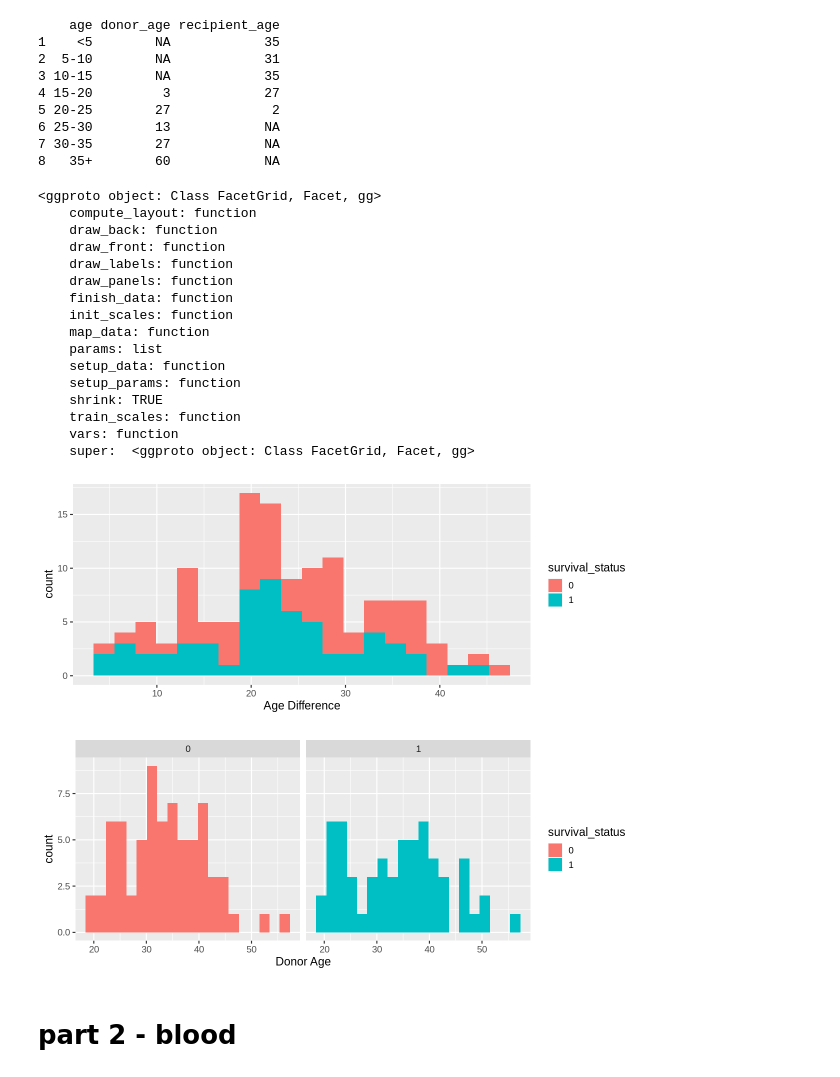
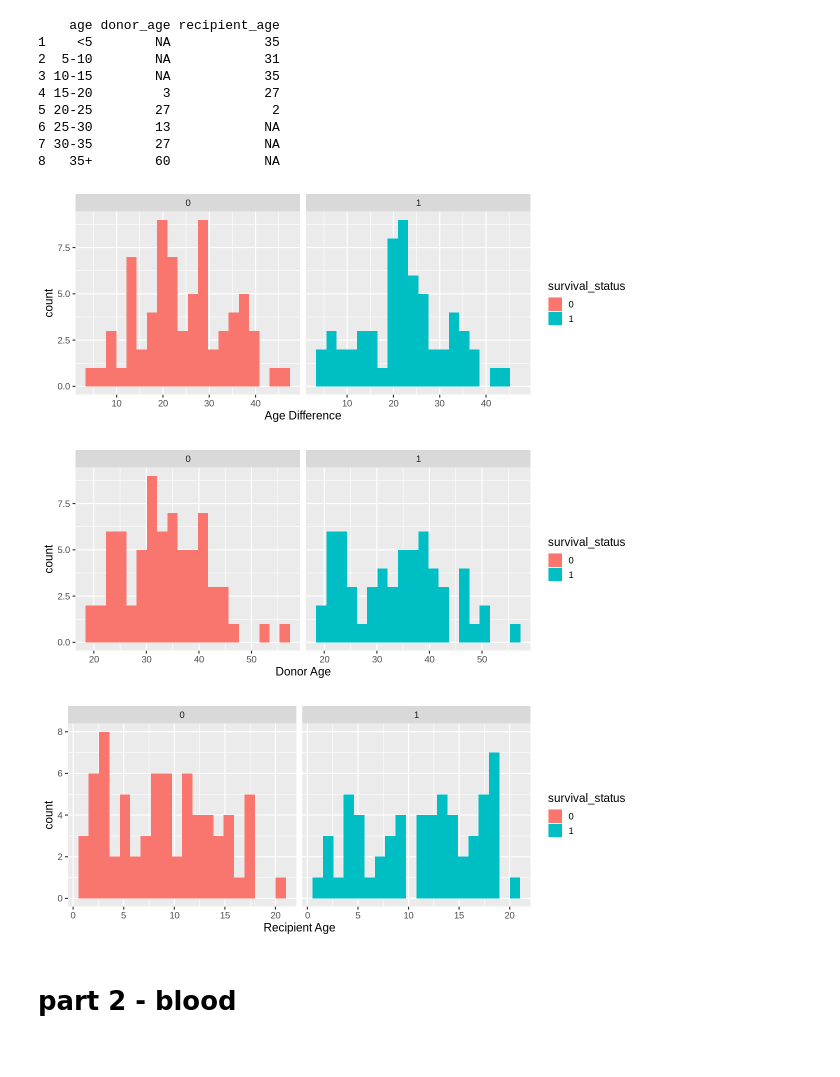
Before and after one commit to lattellie/23-03-DSCI-group-project, a Jupyter notebook: pre-visualization.ipynb, the cells around one changed output. Cells and saved outputs as stored; diff of their text form; code cells hidden in the pictures.

Commit message:
add plot

```diff
--- a/pre-visualization.ipynb
+++ b/pre-visualization.ipynb
@@ -155,37 +155,29 @@ print.data.frame(age_summarize)
 # %%
 options(repr.plot.width=10,repr.plot.height=4)
 age_diff_plot <- bone_age |>
 ggplot(aes(x=age_diff,fill=survival_status))+
 geom_histogram(bins=20)+
-labs(x="Age Difference", y = "count",color= "survival status")
+labs(x="Age Difference", y = "count",color= "survival status")+
 facet_grid(cols=vars(survival_status))
 age_diff_plot
 
 Donor_age_plot <- bone_age |>
 ggplot(aes(x=Donorage,fill=survival_status))+
 geom_histogram(bins=20)+
 facet_grid(cols=vars(survival_status))+
 labs(x="Donor Age", y = "count",color= "survival status")
 Donor_age_plot
+
+Recipient_age_plot <- bone_age |>
+ggplot(aes(x=Recipientage,fill=survival_status))+
+geom_histogram(bins=20)+
+facet_grid(cols=vars(survival_status))+
+labs(x="Recipient Age", y = "count",color= "survival status")
+Recipient_age_plot
 # %% [output]
-<ggproto object: Class FacetGrid, Facet, gg>
-    compute_layout: function
-    draw_back: function
-    draw_front: function
-    draw_labels: function
-    draw_panels: function
-    finish_data: function
-    init_scales: function
-    map_data: function
-    params: list
-    setup_data: function
-    setup_params: function
-    shrink: TRUE
-    train_scales: function
-    vars: function
-    super:  <ggproto object: Class FacetGrid, Facet, gg>
-[figure, old version]
+[figure, new version]
 [figure]
+[figure, added]
 # %% [markdown]
 # part 2 - blood
 # %%
```
Also changed, not shown: parts of 5 cells of this notebook.
